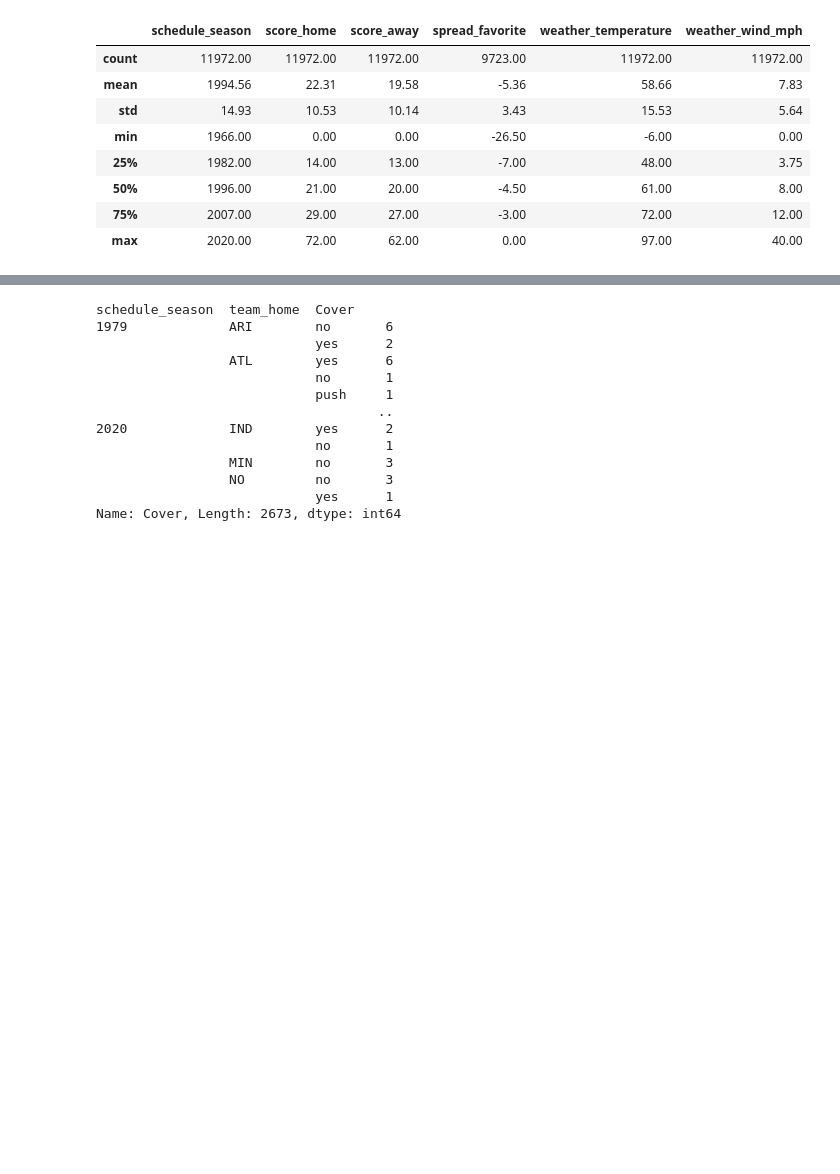
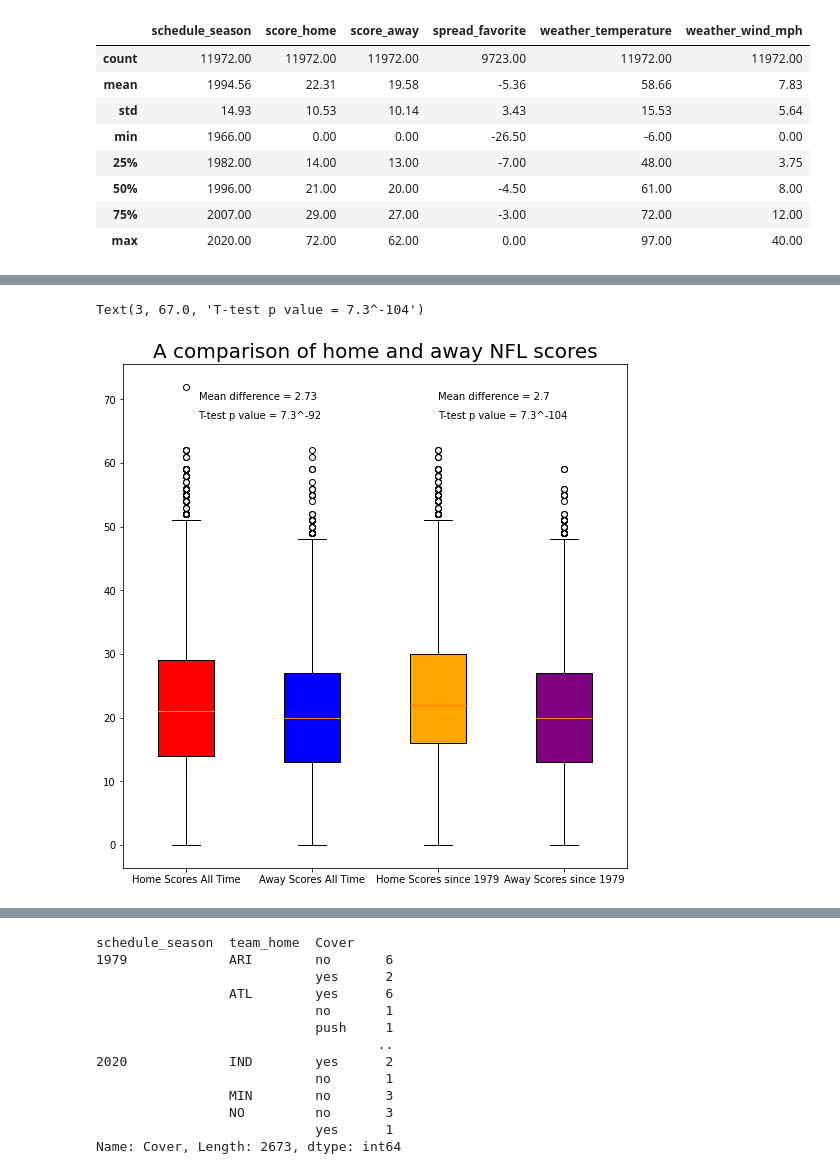
Before and after one commit to KenSaville/NFL-Betting-Analysis, a Jupyter notebook: NFL_betting.ipynb, the cells around one changed output, grey strips where cells are left out. Saved outputs shown, nothing was run; the diff lists cells and outputs as text; code cells hidden in the pictures; blank space fills up the shorter version.

Commit message:
Tidied up
Cleaned up figures

got rid of soem print and .head() statements

```diff
--- a/NFL_betting.ipynb
+++ b/NFL_betting.ipynb
@@ -473,0 +242,5 @@ Name: team_favorite_id, Length: 9701, dtype: object
+# %%
+# collect score data from data frames
+scores = [nfl['score_home'], nfl['score_away']]
+scores_1979 = [nfl_1979['score_home'], nfl_1979['score_away']]
+combined = scores + scores_1979
@@ -473,0 +277,27 @@ Name: team_favorite_id, Length: 9701, dtype: object
+# %%
+#Make a boxplot for away scores and home scores (after nulls have been dropped)
+
+fig = plt.figure(figsize =(7, 7))
+
+# Creating axes instance
+ax = fig.add_axes([0, 0, 1, 1])
+
+# Creating plot
+bp = ax.boxplot(combined, patch_artist = True, )
+colors = ['red', 'blue', 'orange', 'purple' ]
+for patch, color in zip(bp['boxes'], colors):
+        patch.set_facecolor(color)
+
+        # fill with colors -
+
+ax.set_xticklabels(['Home Scores All Time', 'Away Scores All Time', 'Home Scores since 1979', 'Away Scores since 1979'], fontsize =10)
+
+plt.title("A comparison of home and away NFL scores", fontsize = 20)
+plt.text(1.1, 70.0, 'Mean difference = 2.73')
+plt.text(1.1, 67.0, 'T-test p value = 7.3^-92')
+plt.text(3, 70.0, 'Mean difference = 2.7')
+plt.text(3, 67.0, 'T-test p value = 7.3^-104')
+#plt.savefig('scores_boxplot.png')
+# %% [output]
+Text(3, 67.0, 'T-test p value = 7.3^-104')
+[figure, added]
```
Also changed, not shown: parts of 38 cells of this notebook, 7 other files.
